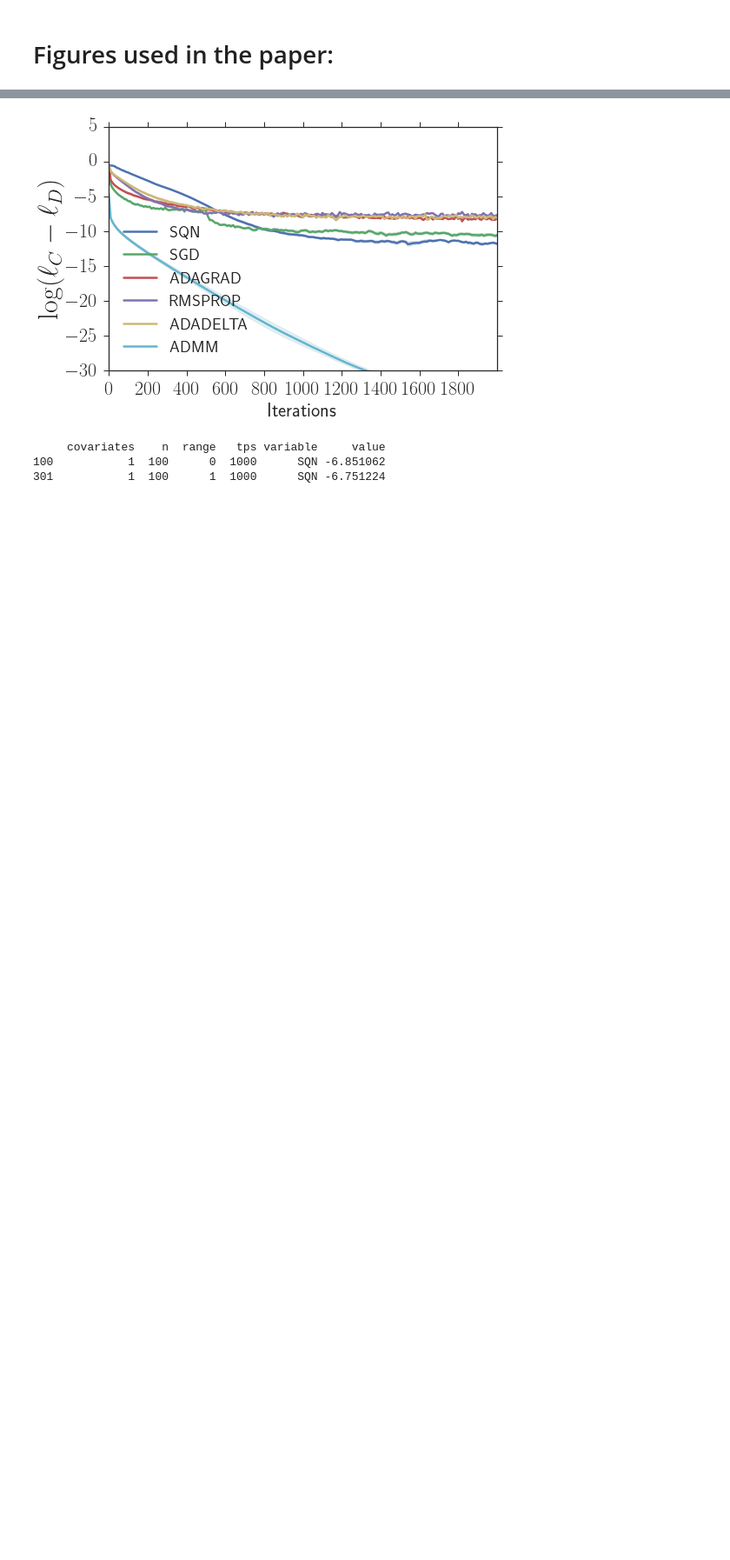
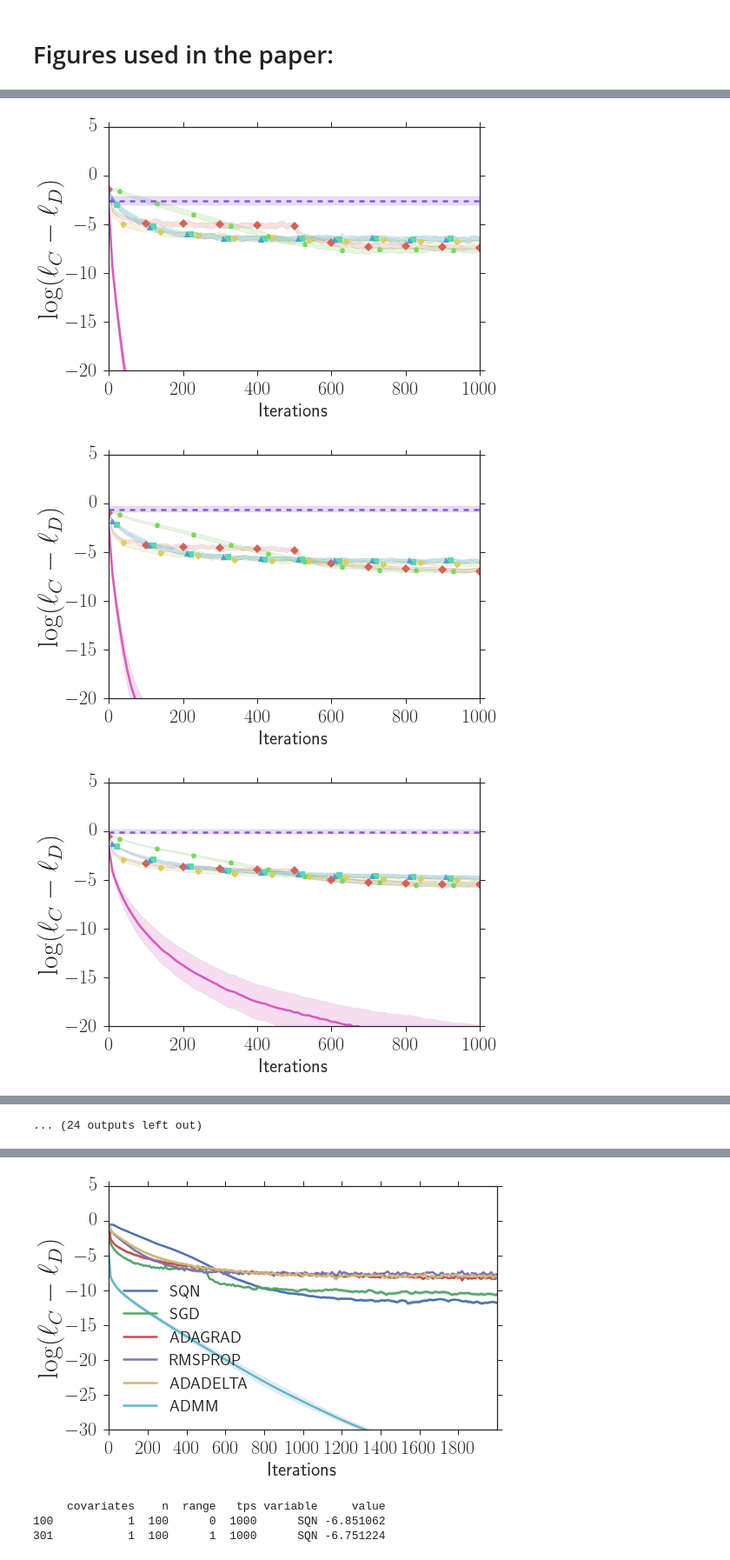
Before and after one commit to apoursh/Decentralized_reg, a Jupyter notebook: Results.ipynb, the cells around one changed output, grey strips where cells are left out. Shown at 87% size. Cells and saved outputs as stored; diff of their text form; code cells hidden in the pictures; blank space fills up the shorter version.

```diff
--- a/Results.ipynb
+++ b/Results.ipynb
@@ -671,0 +767,24 @@ np.array(alltimeResults0).shape
+# %%
+datasets = [alltimeResults0, alltimeResults1, alltimeResults05]
+names    = ["alltimeResults0", "alltimeResults1", "alltimeResults05"]
+plt.rc('text', usetex=True)
+text = r"$\log(\ell_{C} - \ell_{D})$"
+# Turn interactive plotting off
+plt.ioff()
+fig_dir = 'fig/'
+
+
+for i, dataset in enumerate(datasets):
+    df = df_from_time(Ps,Ns, dataset)
+    name = names[i]
+    for n in Ns:
+        for p in Ps:
+            name_arr = [str(n), str(p), name, "cost.png"]
+            ax = plot_time(df[(df.Size==n) & (df.Covariates==p) & (df.tp<=1000) ],text,[-20,5], xlim=(0, 1010))
+            ax.savefig(fig_dir + "_".join(name_arr), dpi=1200)
+
+plt.ion()
+# %% [output]
+[figure, added]
+[figure, added]
+[figure, added]
@@ -671,0 +800 @@ np.array(alltimeResults0).shape
+... (24 outputs left out)
```
Also changed, not shown: parts of 21 cells of this notebook.
